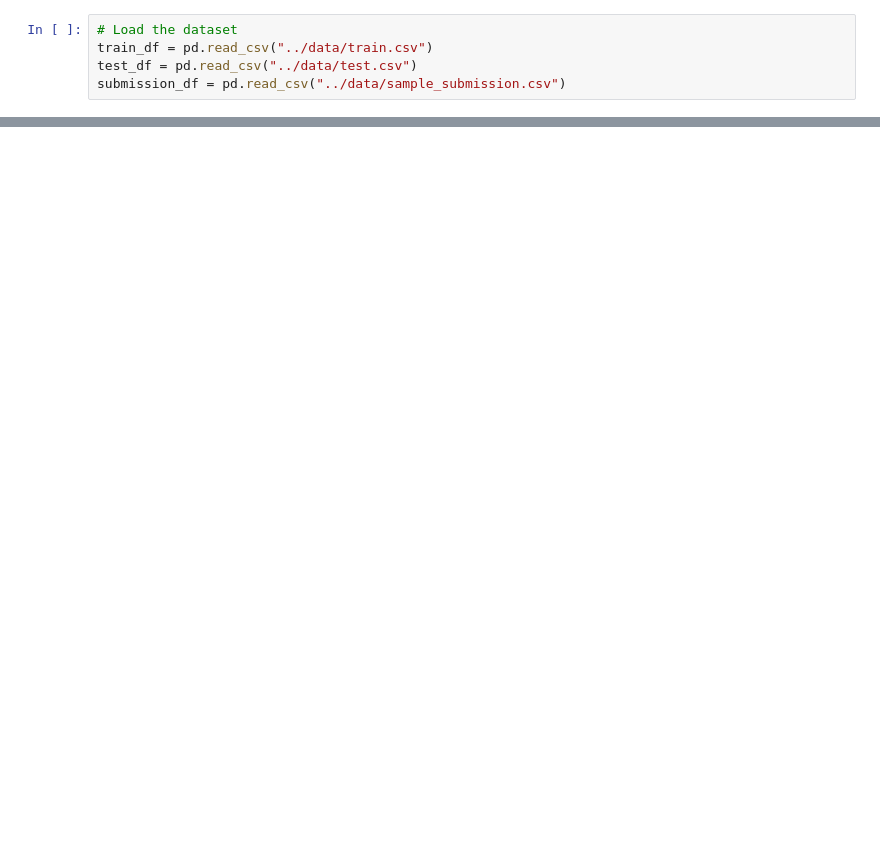
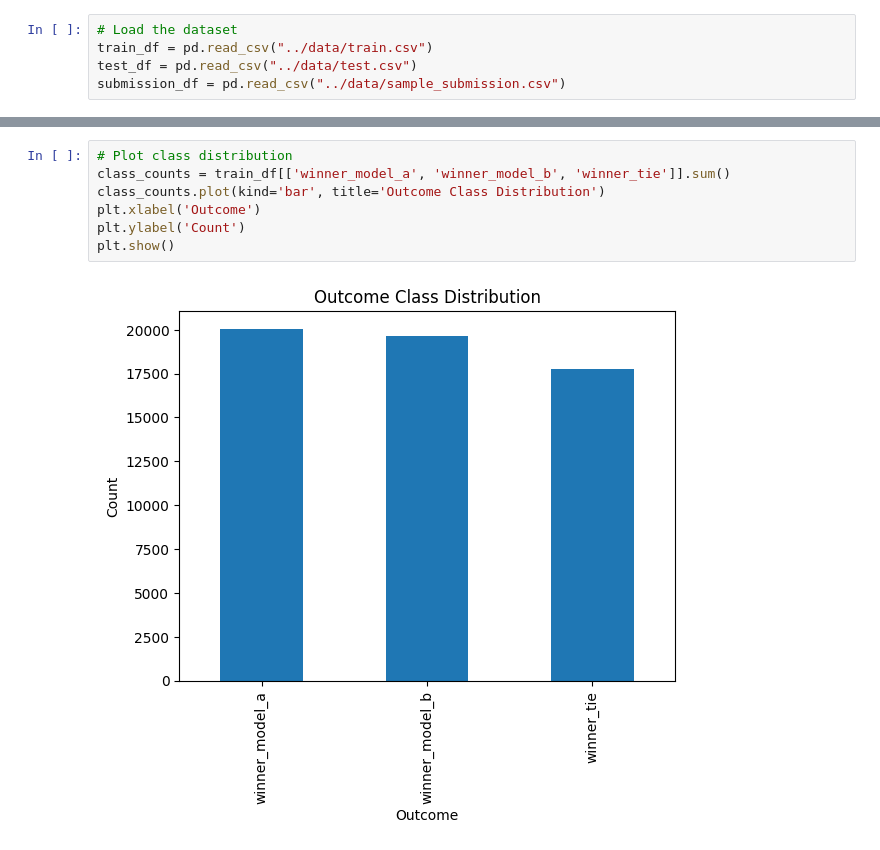
Before and after one commit to allend2092/kaggle-LLM-Fine-Tune-competition, a Jupyter notebook: notebooks/EDA-kaggle-LLM Classification Finetuning.ipynb, the cells around one changed output, grey strips where cells are left out. Drawn from its saved outputs; the diff is of its cells as text; blank space fills up the shorter version.

```diff
--- a/notebooks/EDA-kaggle-LLM Classification Finetuning.ipynb
+++ b/notebooks/EDA-kaggle-LLM Classification Finetuning.ipynb
@@ -19,0 +29,9 @@ train_df.head()
+# %%
+# Plot class distribution
+class_counts = train_df[['winner_model_a', 'winner_model_b', 'winner_tie']].sum()
+class_counts.plot(kind='bar', title='Outcome Class Distribution')
+plt.xlabel('Outcome')
+plt.ylabel('Count')
+plt.show()
+# %% [output]
+[figure, added]
```
Also changed, not shown: parts of 17 cells of this notebook, 1 other file.
